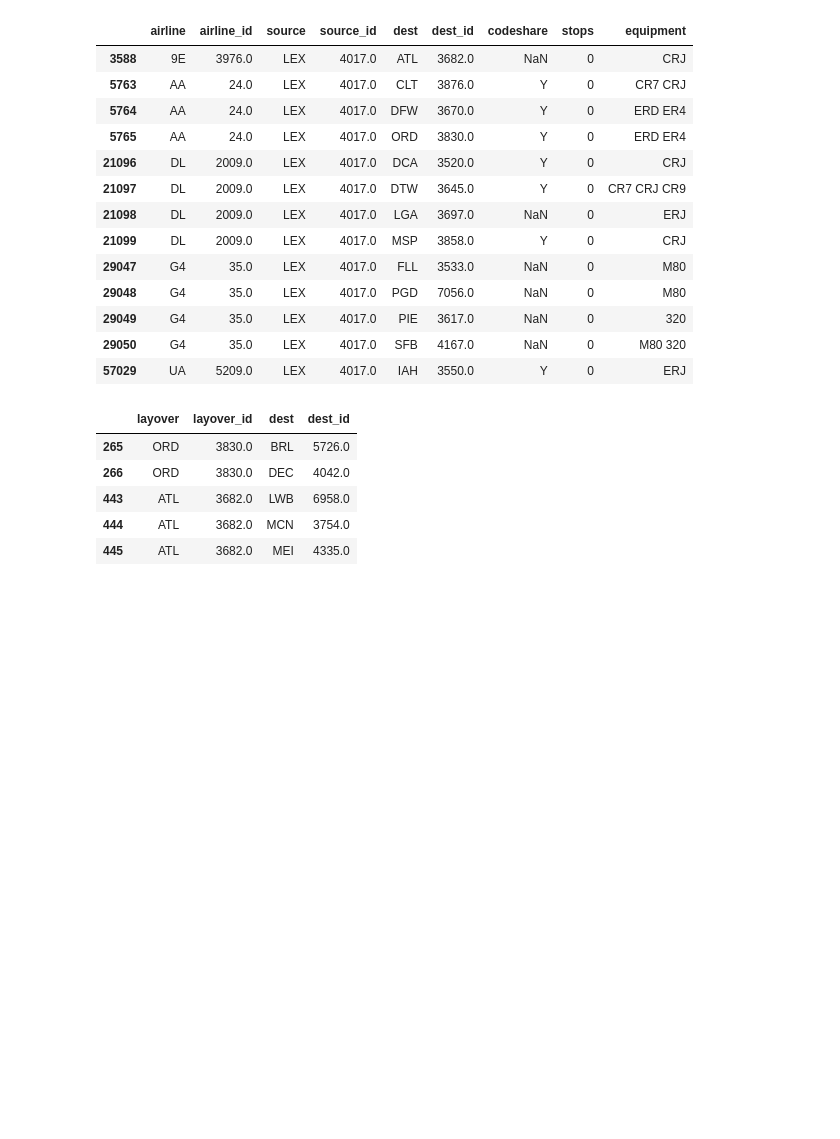
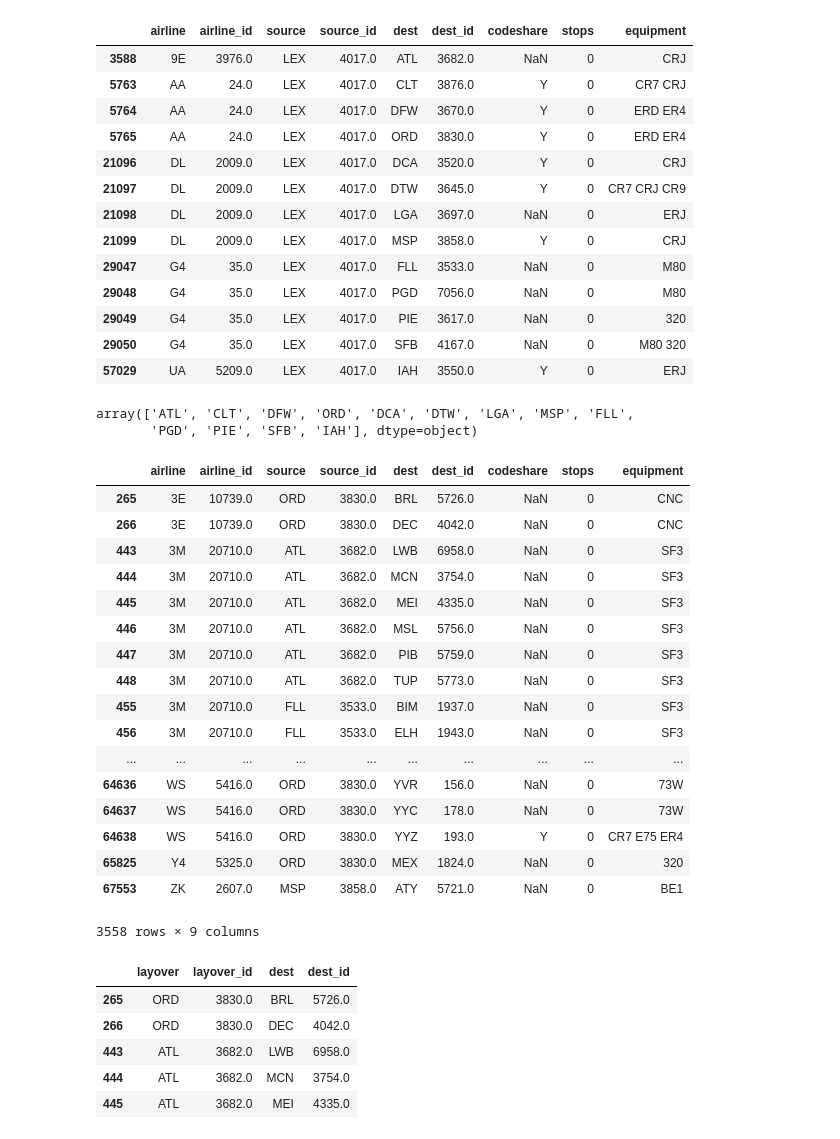
Before and after one commit to FRA228/ce599, a Jupyter notebook: 09-Mapping/interactive-mapping.ipynb, the cells around one changed output. Saved outputs shown, nothing was run; the diff lists cells and outputs as text; code cells hidden in the pictures; blank space fills up the shorter version.

```diff
--- a/09-Mapping/interactive-mapping.ipynb
+++ b/09-Mapping/interactive-mapping.ipynb
@@ -540,9 +540,33 @@ lex_routes
 | 57029 | UA | 5209.0 | LEX | 4017.0 | IAH | 3550.0 | Y | 0 | ERJ |
 # %%
 lex_direct=lex_routes.dest.unique()
+lex_direct
+# %% [output]
+array(['ATL', 'CLT', 'DFW', 'ORD', 'DCA', 'DTW', 'LGA', 'MSP', 'FLL',
+       'PGD', 'PIE', 'SFB', 'IAH'], dtype=object)
 # %%
 
 lex_direct_routes = routes[routes['source'].isin(lex_direct)]
+lex_direct_routes
+# %% [output]
+|  | airline | airline_id | source | source_id | dest | dest_id | codeshare | stops | equipment |
+| 265 | 3E | 10739.0 | ORD | 3830.0 | BRL | 5726.0 | NaN | 0 | CNC |
+| 266 | 3E | 10739.0 | ORD | 3830.0 | DEC | 4042.0 | NaN | 0 | CNC |
+| 443 | 3M | 20710.0 | ATL | 3682.0 | LWB | 6958.0 | NaN | 0 | SF3 |
+| 444 | 3M | 20710.0 | ATL | 3682.0 | MCN | 3754.0 | NaN | 0 | SF3 |
+| 445 | 3M | 20710.0 | ATL | 3682.0 | MEI | 4335.0 | NaN | 0 | SF3 |
+| 446 | 3M | 20710.0 | ATL | 3682.0 | MSL | 5756.0 | NaN | 0 | SF3 |
+| 447 | 3M | 20710.0 | ATL | 3682.0 | PIB | 5759.0 | NaN | 0 | SF3 |
+| 448 | 3M | 20710.0 | ATL | 3682.0 | TUP | 5773.0 | NaN | 0 | SF3 |
+| 455 | 3M | 20710.0 | FLL | 3533.0 | BIM | 1937.0 | NaN | 0 | SF3 |
+| 456 | 3M | 20710.0 | FLL | 3533.0 | ELH | 1943.0 | NaN | 0 | SF3 |
+| ... | ... | ... | ... | ... | ... | ... | ... | ... | ... |
+| 64636 | WS | 5416.0 | ORD | 3830.0 | YVR | 156.0 | NaN | 0 | 73W |
+| 64637 | WS | 5416.0 | ORD | 3830.0 | YYC | 178.0 | NaN | 0 | 73W |
+| 64638 | WS | 5416.0 | ORD | 3830.0 | YYZ | 193.0 | Y | 0 | CR7 E75 ER4 |
+| 65825 | Y4 | 5325.0 | ORD | 3830.0 | MEX | 1824.0 | NaN | 0 | 320 |
+| 67553 | ZK | 2607.0 | MSP | 3858.0 | ATY | 5721.0 | NaN | 0 | BE1 |
+3558 rows × 9 columns
 # %%
 lex_direct_routes=lex_direct_routes[['source','source_id','dest','dest_id']]
 # %%
```
Also changed, not shown: parts of 13 cells of this notebook, 1 other file.
